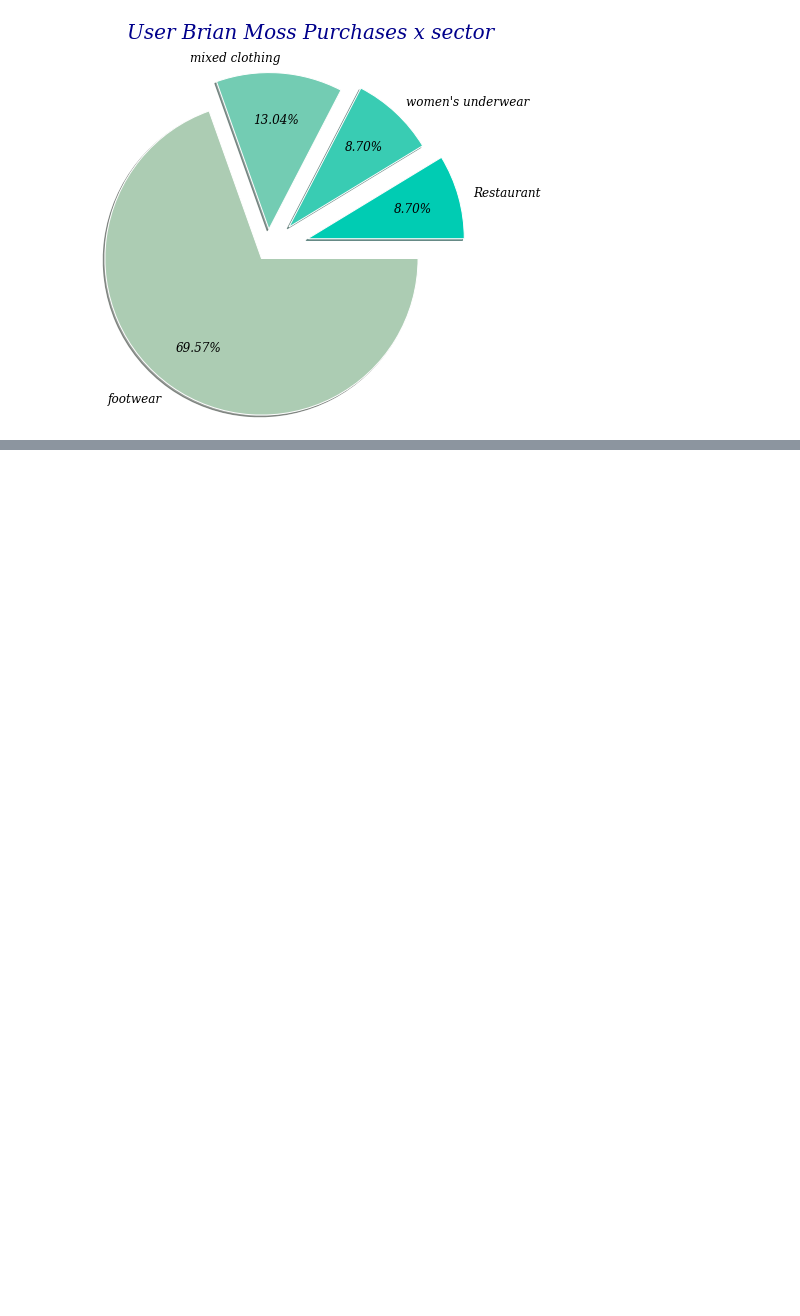
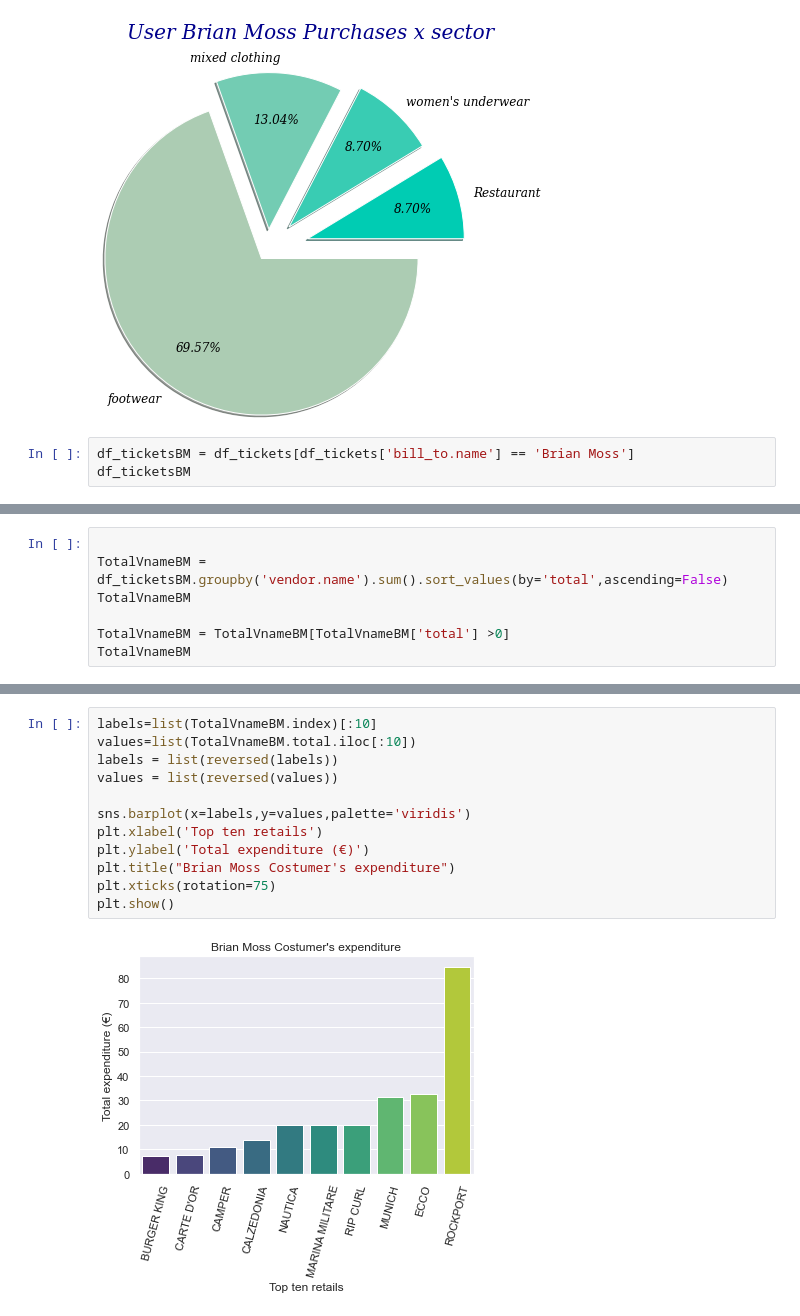
Before and after one commit to viladehack/DataScience, a Jupyter notebook: Graficas_Javi.ipynb, the cells around one changed output, grey strips where cells are left out. Saved outputs shown, nothing was run; the diff lists cells and outputs as text; blank space fills up the shorter version.

```diff
--- a/Graficas_Javi.ipynb
+++ b/Graficas_Javi.ipynb
@@ -278,3 +278,6 @@ ax.set_title("User Brian Moss Purchases x sector", x= 0.7, y=1.45, pad=5,fontdic
 # %% [output]
 Text(0.7, 1.45, 'User Brian Moss Purchases x sector')
 [figure]
+# %%
+df_ticketsBM = df_tickets[df_tickets['bill_to.name'] == 'Brian Moss']
+df_ticketsBM
@@ -280,0 +325,7 @@ Text(0.7, 1.45, 'User Brian Moss Purchases x sector')
+# %%
+
+TotalVnameBM = df_ticketsBM.groupby('vendor.name').sum().sort_values(by='total',ascending=False)
+TotalVnameBM
+
+TotalVnameBM = TotalVnameBM[TotalVnameBM['total'] >0]
+TotalVnameBM
@@ -280,0 +356,14 @@ Text(0.7, 1.45, 'User Brian Moss Purchases x sector')
+# %%
+labels=list(TotalVnameBM.index)[:10]
+values=list(TotalVnameBM.total.iloc[:10])
+labels = list(reversed(labels))
+values = list(reversed(values))
+
+sns.barplot(x=labels,y=values,palette='viridis')
+plt.xlabel('Top ten retails')
+plt.ylabel('Total expenditure (€)')
+plt.title("Brian Moss Costumer's expenditure")
+plt.xticks(rotation=75)
+plt.show()
+# %% [output]
+[figure, added]
```
Also changed, not shown: parts of 5 cells of this notebook.
